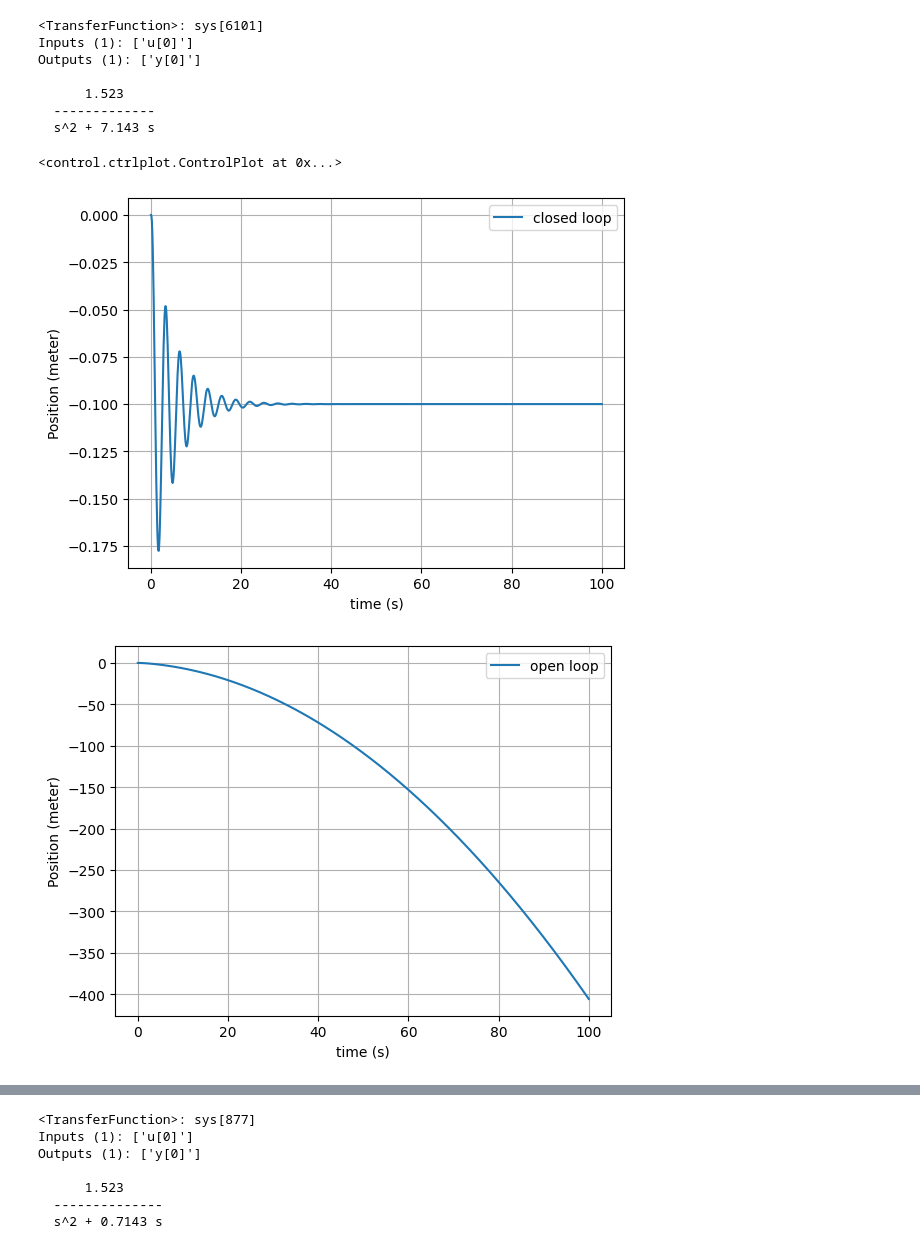
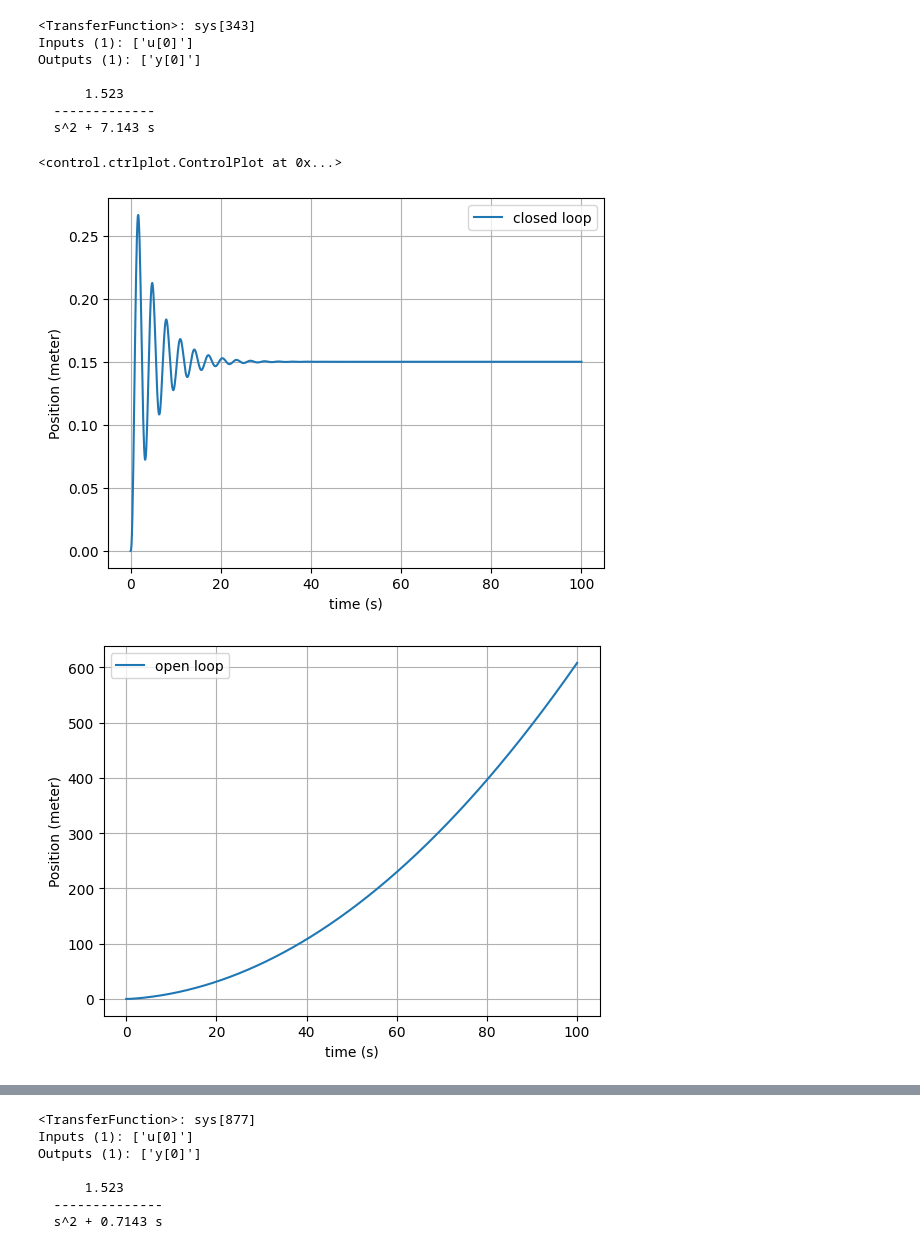
Before and after one commit to TijnAltenaAO/python-modeling, a Jupyter notebook: controlsystemsmodeling.ipynb, the cells around one changed output, grey strips where cells are left out. Drawn from its saved outputs; the diff is of its cells as text; code cells hidden in the pictures.

```diff
--- a/controlsystemsmodeling.ipynb
+++ b/controlsystemsmodeling.ipynb
@@ -16,8 +16,7 @@ s = ctl.TransferFunction.s
 
 
 K = 4.4
-# K = 0.28
-T = 0.8 # check with calculations (paper says 0.4?)
+T = 0.8
 
 Kp = 1
 Ki = 0
@@ -42,7 +41,7 @@ H_closedloop = feedback(H_total, 1)
 
 t = np.linspace(0, 100, 1000)
 
-setpoint = -0.1
+setpoint = 0.15
 
 r = np.ones_like(t) * setpoint # give array of 30 times[setpoint]
 
@@ -55,33 +54,33 @@ plt.grid()
 plt.xlabel('time (s)')
 plt.ylabel('Position (meter)')
 plt.legend()
 
 plt.figure()
 plt.plot(t2,y2, label='open loop')
 plt.grid()
 plt.xlabel('time (s)')
 plt.ylabel('Position (meter)')
 plt.legend()
 
 plt.figure()
 pole_zero_plot(H_closedloop)
 
 plt.figure()
 pole_zero_plot(H_openloop)
 
 plt.figure()
 bode_plot(H_closedloop, Hz = False)
 
 plt.figure()
 bode_plot(H_openloop, Hz = False)
 # %% [output]
-<TransferFunction>: sys[6101]
+<TransferFunction>: sys[343]
 Inputs (1): ['u[0]']
 Outputs (1): ['y[0]']
 
       1.523
   -------------
   s^2 + 7.143 s
 <control.ctrlplot.ControlPlot at 0x...>
-[figure, old version]
+[figure, new version]
-[figure, old version]
+[figure, new version]
```
Also changed, not shown: parts of 1 cell of this notebook.
